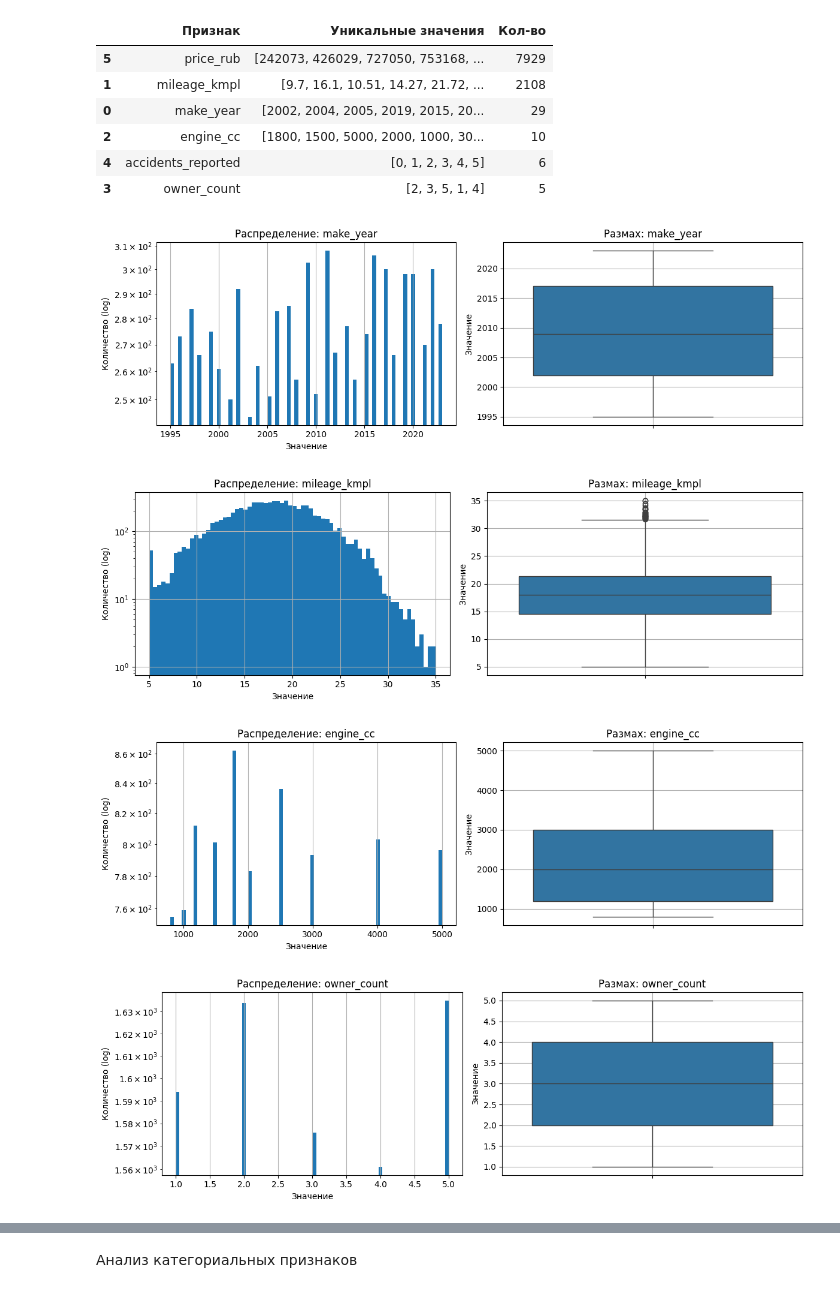
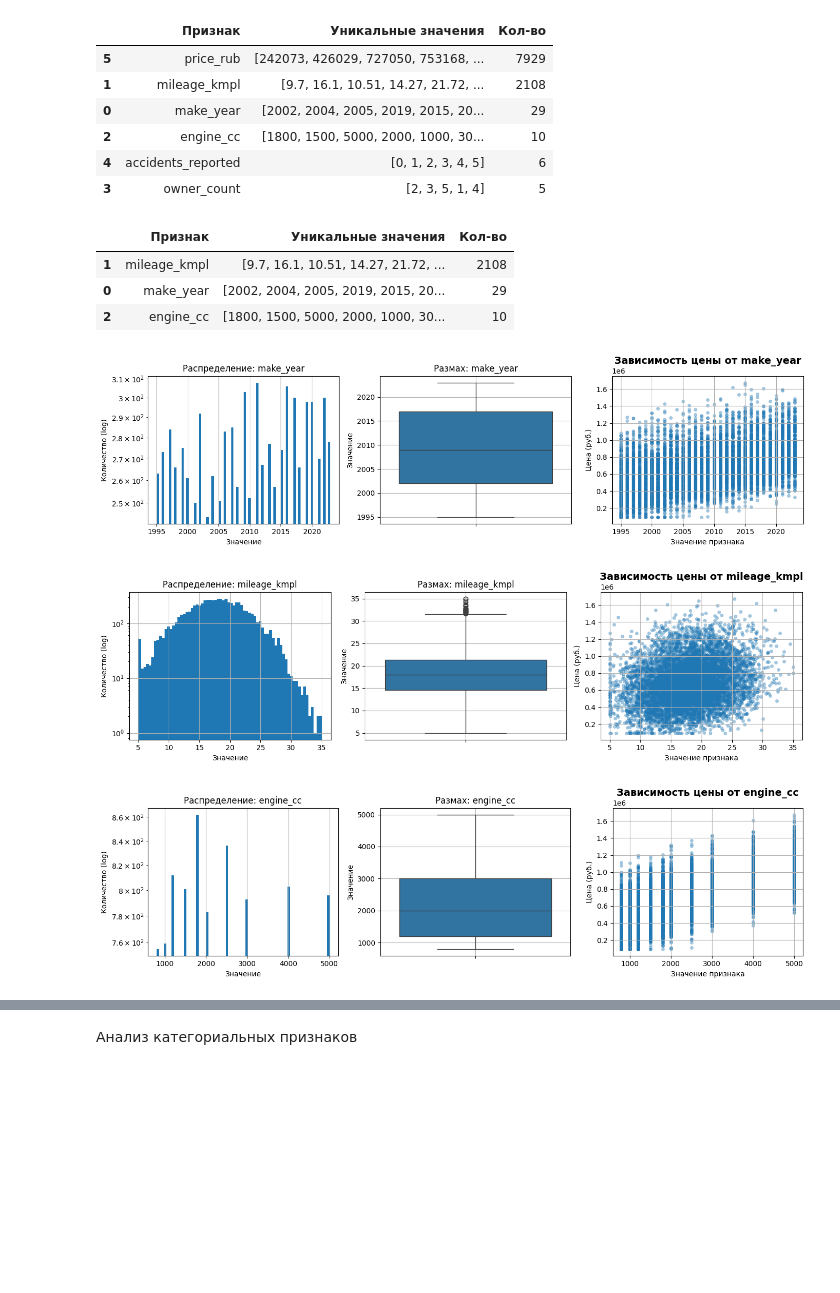
Before and after one commit to KatsayArtemDev/ML, a Jupyter notebook: regression/car_price/car_price_predictor.ipynb, the cells around one changed output, grey strips where cells are left out. Saved outputs shown, nothing was run; the diff lists cells and outputs as text; code cells hidden in the pictures; blank space fills up the shorter version.

```diff
--- a/regression/car_price/car_price_predictor.ipynb
+++ b/regression/car_price/car_price_predictor.ipynb
@@ -247,31 +249,55 @@ def show_features(df, cols):
         })
 
     display(pd.DataFrame(table).sort_values('Кол-во', ascending=False))
+# %%
+def show_custom_scatter(df, col, name, cus_ax=None):
+    ax = sns.scatterplot(
+        data=df,
+        x=col,
+        y='price_rub',
+        alpha=0.4,
+        s=20,
+        edgecolor=None,
+        ax=cus_ax
+    )
+
+    if not cus_ax:
+        cus_ax = ax
+
+    cus_ax.set_title(f'Зависимость цены от {name}', fontsize=14, fontweight='bold')
+    cus_ax.set_xlabel('Значение признака')
+    cus_ax.set_ylabel('Цена (руб.)')
+    cus_ax.grid(True)
 # %%
-def create_num_plot(series):
-    _, axes = plt.subplots(nrows=1, ncols=2, figsize=(12, 4))
+def create_num_plot(df, col):
+    cur_series = df[col]
+
+    _, axes = plt.subplots(nrows=1, ncols=3, figsize=(14, 4))
 
     hist = axes[0]
-    series.plot(
+    cur_series.plot(
         kind='hist',
         bins=70,
         grid=True,
         ax=hist
     )
-    hist.set_title(f'Распределение: {series.name}', fontsize=12)
+    hist.set_title(f'Распределение: {cur_series.name}', fontsize=12)
     hist.set_xlabel('Значение')
     hist.set_ylabel('Количество (log)')
     hist.set_yscale('log')
 
     box = axes[1]
     sns.boxplot(
-        data=series,
+        data=cur_series,
         ax=box
     )
-    box.set_title(f'Размах: {series.name}', fontsize=12)
+    box.set_title(f'Размах: {cur_series.name}', fontsize=12)
     box.set_ylabel('Значение')
     box.grid(True)
     box.tick_params(axis='x', rotation=30)
+
+    scatter = axes[2]
+    show_custom_scatter(df, col, cur_series.name, scatter)
 
     plt.tight_layout()
     plt.show()
@@ -279,7 +305,7 @@ def create_num_plot(series):
 
 def show_num_plots(df, cols):
     for col in cols:
-        create_num_plot(df[col])
+        create_num_plot(df, col)
 # %%
 def create_cat_plot(series):
     plt.figure(figsize=(12, 4))
@@ -314,10 +340,21 @@ show_features(eda_df, num_cols)
 | 2 | engine_cc | [1800, 1500, 5000, 2000, 1000, 30... | 10 |
 | 4 | accidents_reported | [0, 1, 2, 3, 4, 5] | 6 |
 | 3 | owner_count | [2, 3, 5, 1, 4] | 5 |
+# %%
+new_cat_cols = ['accidents_reported', 'owner_count']
+
+upd_cat_cols = cat_cols.to_list() + new_cat_cols
+upd_num_cols = [col for col in num_cols.to_list() if col not in new_cat_cols + ['price_rub']]
+# %%
+show_features(eda_df, upd_num_cols)
+# %% [output]
+|  | Признак | Уникальные значения | Кол-во |
+| 1 | mileage_kmpl | [9.7, 16.1, 10.51, 14.27, 21.72, ... | 2108 |
+| 0 | make_year | [2002, 2004, 2005, 2019, 2015, 20... | 29 |
+| 2 | engine_cc | [1800, 1500, 5000, 2000, 1000, 30... | 10 |
 # %%
-show_num_plots(eda_df, num_cols)
+show_num_plots(eda_df, upd_num_cols)
 # %% [output]
-[figure, old version]
+[figure, new version]
-[figure, old version]
+[figure, new version]
-[figure, old version]
+[figure, new version]
-[figure, removed]
```
Also changed, not shown: parts of 24 cells of this notebook.
